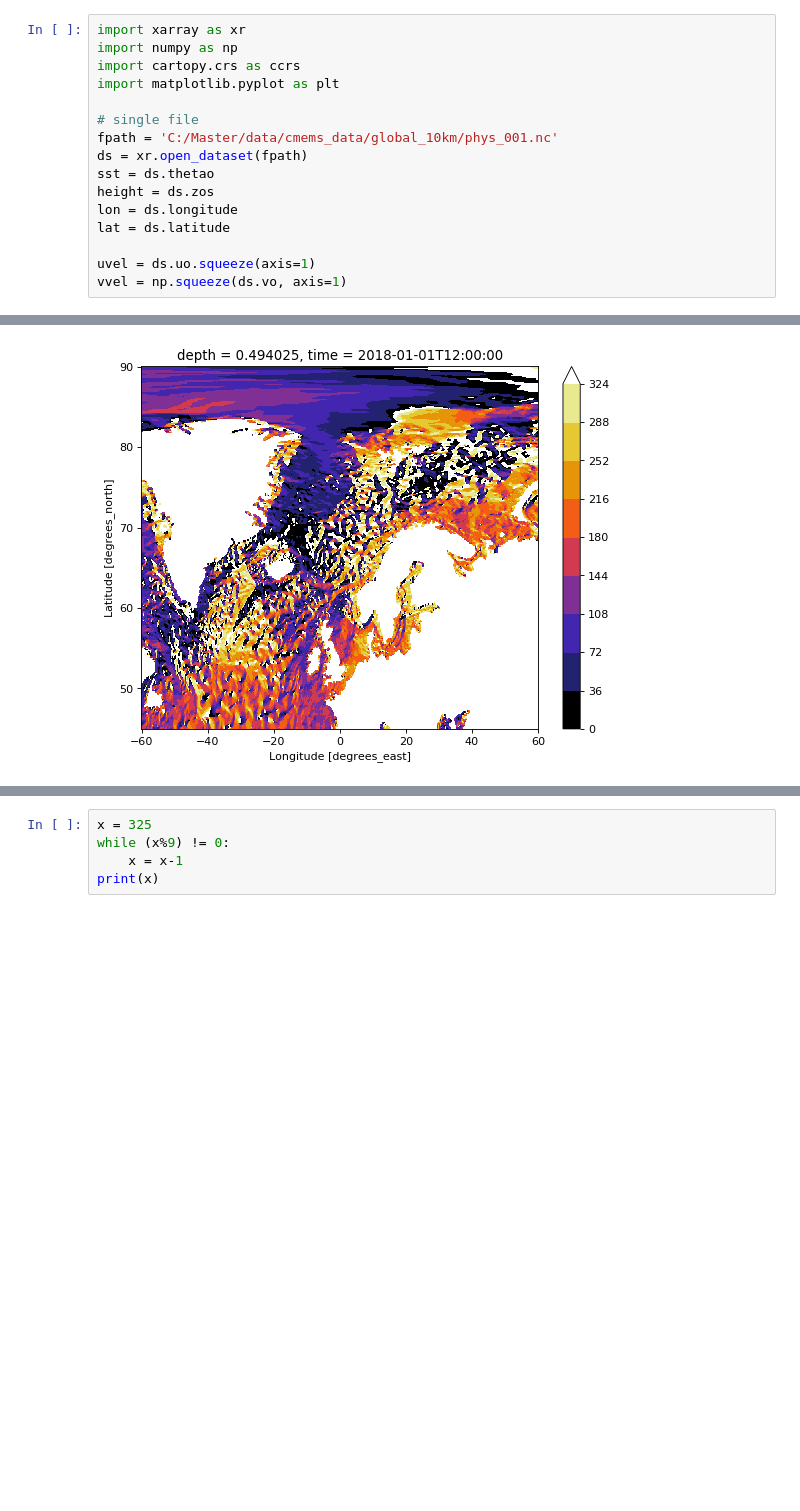
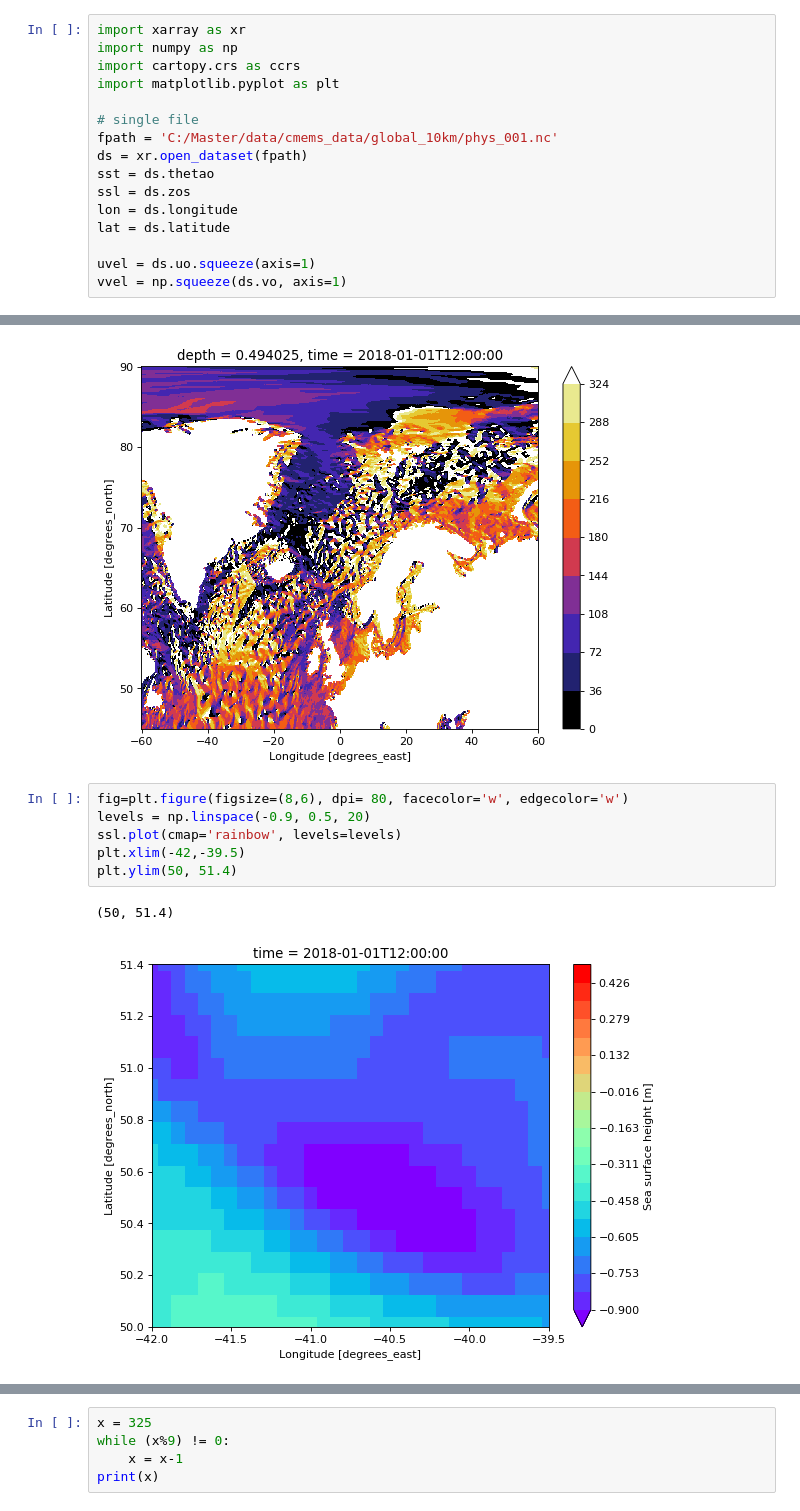
Before and after one commit to evenlwanvik/TTK-4900-Master, a Jupyter notebook: visualize/global_10km.ipynb, the cells around one changed output, grey strips where cells are left out. Drawn from its saved outputs; the diff is of its cells as text; blank space fills up the shorter version.

```diff
--- a/visualize/global_10km.ipynb
+++ b/visualize/global_10km.ipynb
@@ -8,7 +8,7 @@ import matplotlib.pyplot as plt
 fpath = 'C:/Master/data/cmems_data/global_10km/phys_001.nc'
 ds = xr.open_dataset(fpath)
 sst = ds.thetao
-height = ds.zos
+ssl = ds.zos
 lon = ds.longitude
 lat = ds.latitude
 
@@ -31,6 +27,15 @@ phase_angle.plot(cmap='CMRmap', levels=levels)#, xlim=[-1,-0.3], ylim=[64.7, 65.
 # %% [output]
 <matplotlib.collections.QuadMesh at 0x...>
 [figure]
+# %%
+fig=plt.figure(figsize=(8,6), dpi= 80, facecolor='w', edgecolor='w')
+levels = np.linspace(-0.9, 0.5, 20)
+ssl.plot(cmap='rainbow', levels=levels)
+plt.xlim(-42,-39.5)
+plt.ylim(50, 51.4)
+# %% [output]
+(50, 51.4)
+[figure, added]
 # %%
 from scipy.interpolate import interp2d
 from scipy.interpolate import griddata
```
Also changed, not shown: parts of 2 cells of this notebook, 8 other files.
